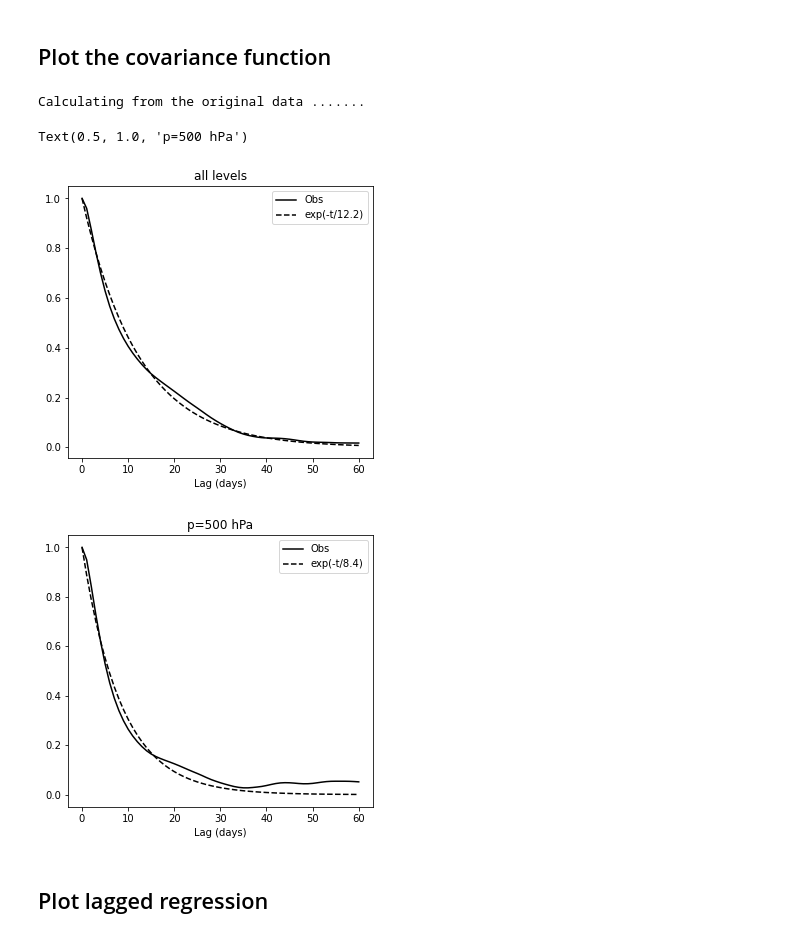
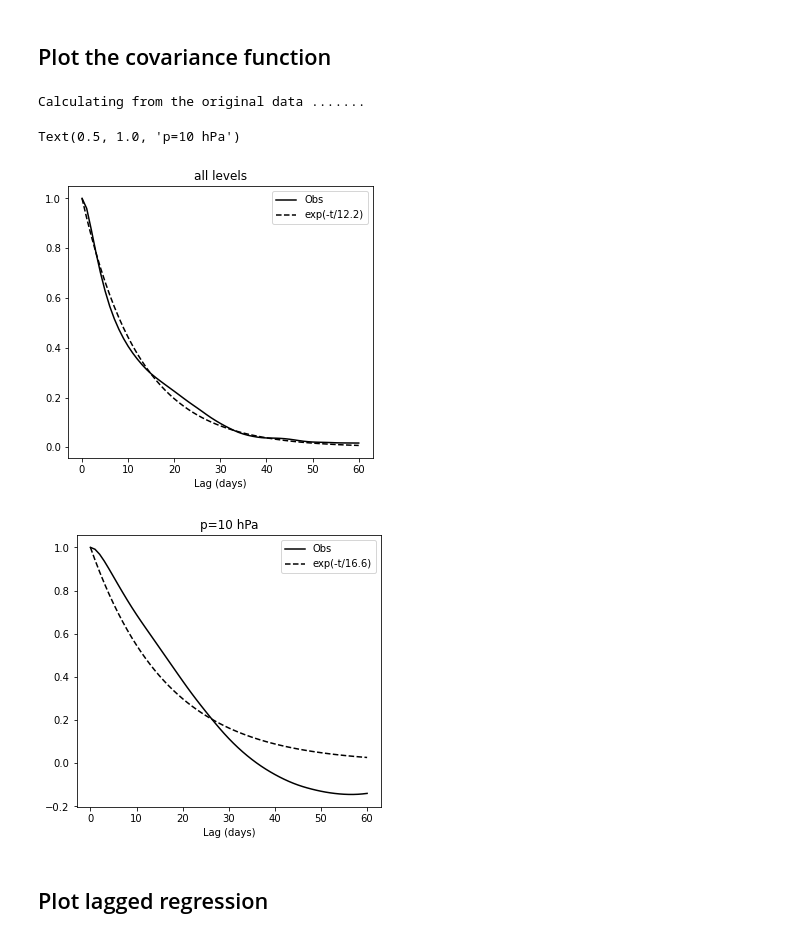
Before and after one commit to gchenpu/python, a Jupyter notebook: AM_indices/read_AM_index_test.ipynb, the cells around one changed output. Saved outputs shown, nothing was run; the diff lists cells and outputs as text; code cells hidden in the pictures.

```diff
--- a/AM_indices/read_AM_index_test.ipynb
+++ b/AM_indices/read_AM_index_test.ipynb
@@ -141,22 +141,22 @@ Calculating from the original data .......
 # %%
 from AM_plot_mod import plot_cov
 
 D1 = Reanalysis(name_dir='jra_55', year_start=1958, year_end=2016, name='JRA55', \
         annual_cycle_fft=4, running_mean=0, save_index=False)
 D1.load_data()
 
 y = D1.NAM.data  # remove the mask in NAM
 plot_cov(y)
 plt.gca().set_title('all levels')
 
-k = np.isin(D1.level, 500).nonzero()[0][0]
+k = np.isin(D1.level, 10).nonzero()[0][0]
 plot_cov(y[:, k][:, None])
 plt.gca().set_title(f"p={D1.level[k]:.0f} hPa")
 # %% [output]
 Calculating from the original data .......
-Text(0.5, 1.0, 'p=500 hPa')
+Text(0.5, 1.0, 'p=10 hPa')
 [figure]
-[figure, old version]
+[figure, new version]
 # %% [markdown]
 ## Plot lagged regression
 # %%
```
Also changed, not shown: 4 other files.
